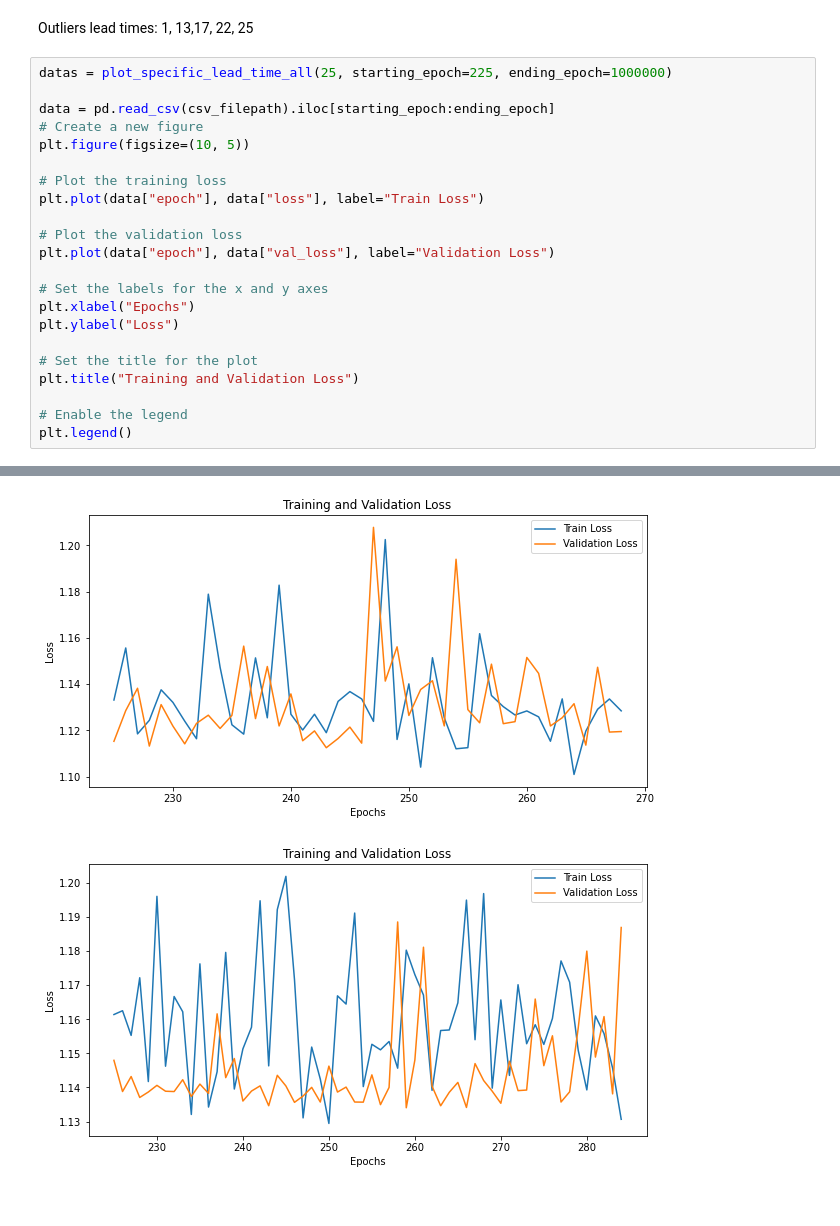
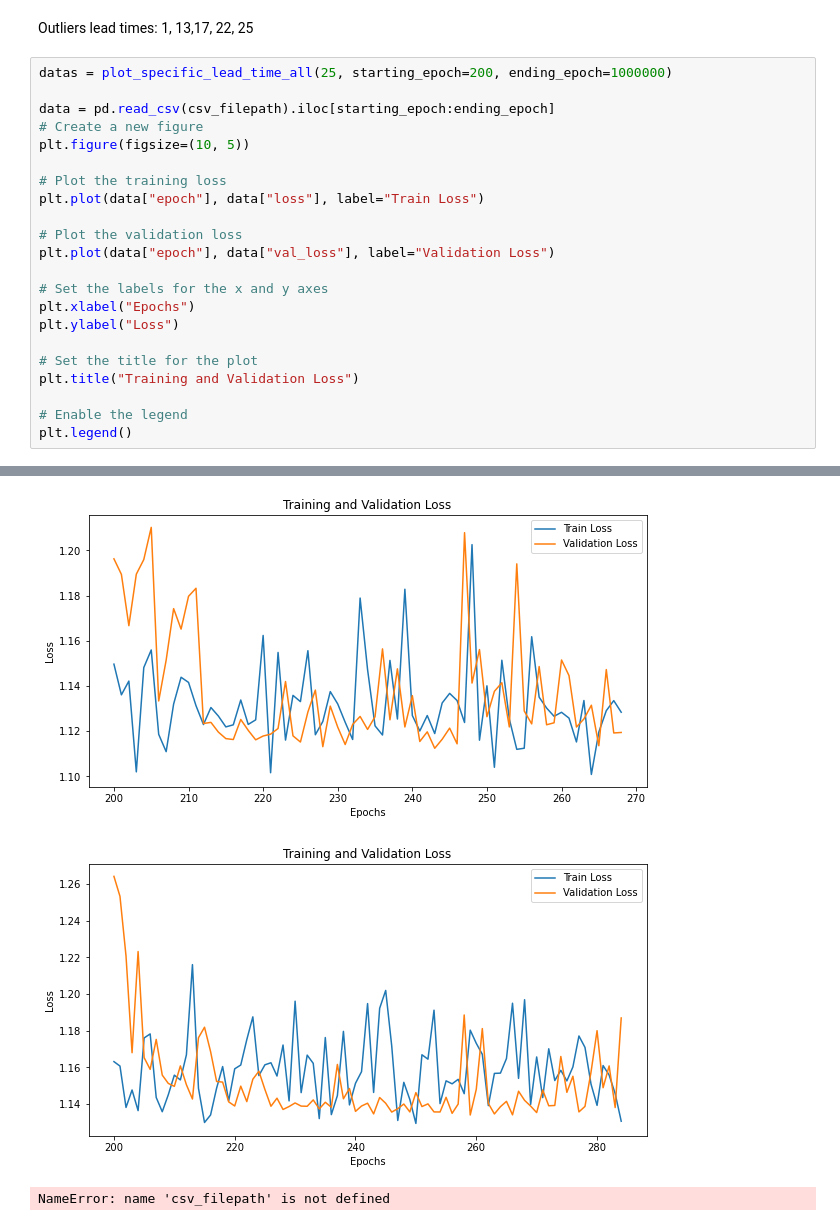
Before and after one commit to cleveryangcong/Bachelor_Thesis, a Jupyter notebook: notebooks/exploratory/3.2-dc-U_net_5_mean.ipynb, the cells around one changed output, grey strips where cells are left out. Saved outputs shown, nothing was run; the diff lists cells and outputs as text.

```diff
--- a/notebooks/exploratory/3.2-dc-U_net_5_mean.ipynb
+++ b/notebooks/exploratory/3.2-dc-U_net_5_mean.ipynb
@@ -158,7 +158,7 @@ Lead time: 30, one score: 1.2212037672190628, mean scores: 1.2676567247614092
 # %% [markdown]
 Outliers lead times: 1, 13,17, 22, 25
 # %%
-datas = plot_specific_lead_time_all(25, starting_epoch=225, ending_epoch=1000000)
+datas = plot_specific_lead_time_all(25, starting_epoch=200, ending_epoch=1000000)
 
 data = pd.read_csv(csv_filepath).iloc[starting_epoch:ending_epoch]
 # Create a new figure
@@ -185,3 +185,4 @@ plt.legend()
-[figure, old version]
+[figure, new version]
-[figure, old version]
+[figure, new version]
+NameError: name 'csv_filepath' is not defined
 [interactive output not drawn]
```
Also changed, not shown: parts of 1 cell of this notebook, 22 other files.
